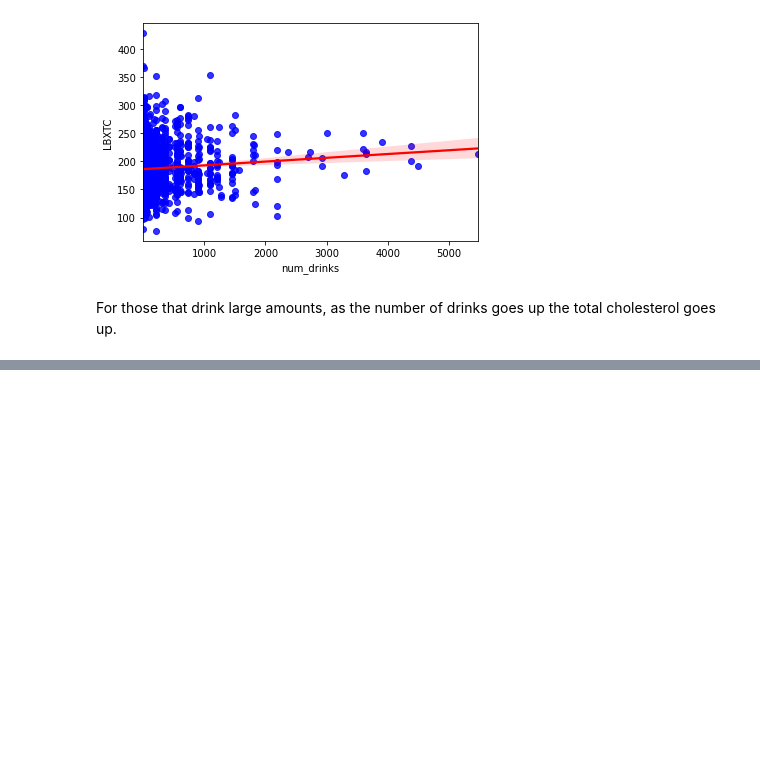
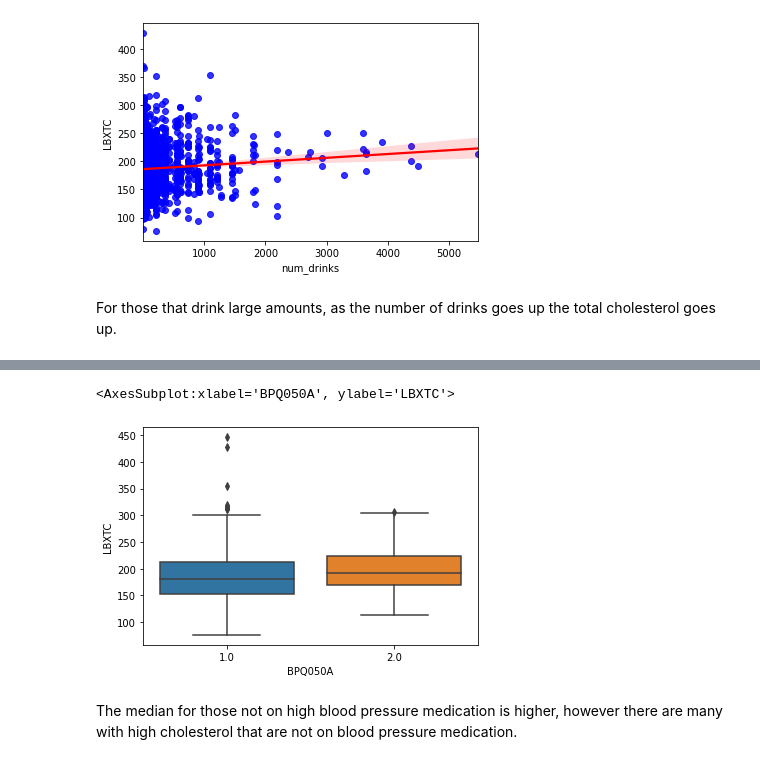
Before and after one commit to mathisme/ThinkfulDSFinalCapstone, a Jupyter notebook: notebooks/EDA.ipynb, the cells around one changed output, grey strips where cells are left out. Drawn from its saved outputs; the diff is of its cells as text; code cells hidden in the pictures; blank space fills up the shorter version.

```diff
--- a/notebooks/EDA.ipynb
+++ b/notebooks/EDA.ipynb
@@ -392,0 +415,7 @@ For those that drink large amounts, as the number of drinks goes up the total ch
+# %%
+sns.boxplot(x='BPQ050A', y='LBXTC', data=bpc_merged)
+# %% [output]
+<AxesSubplot:xlabel='BPQ050A', ylabel='LBXTC'>
+[figure, added]
+# %% [markdown]
+The median for those not on high blood pressure medication is higher, however there are many with high cholesterol that are not on blood pressure medication.
```
Also changed, not shown: parts of 15 cells of this notebook.
